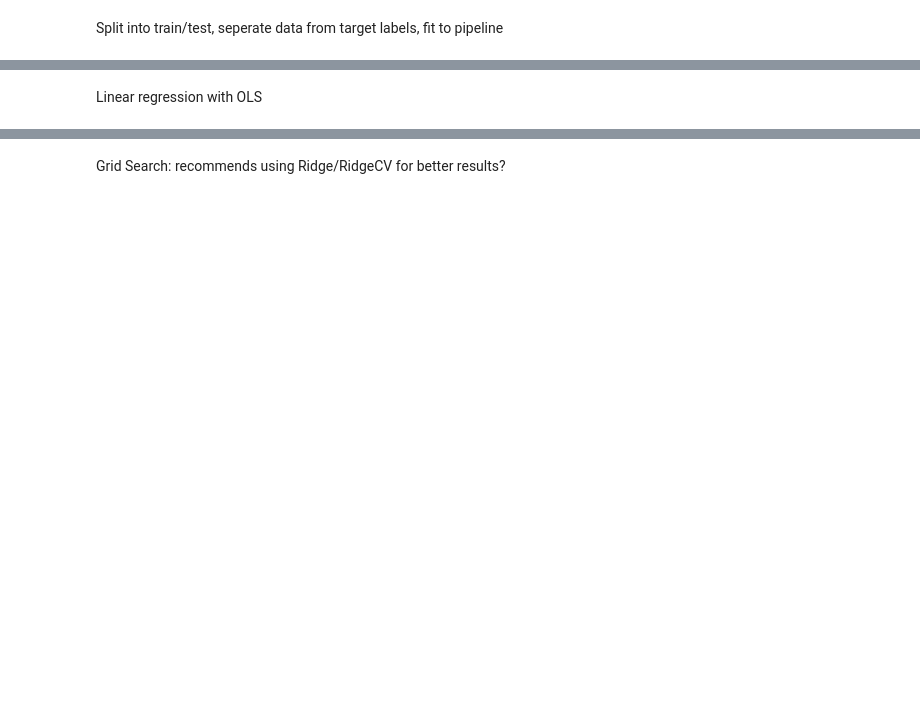
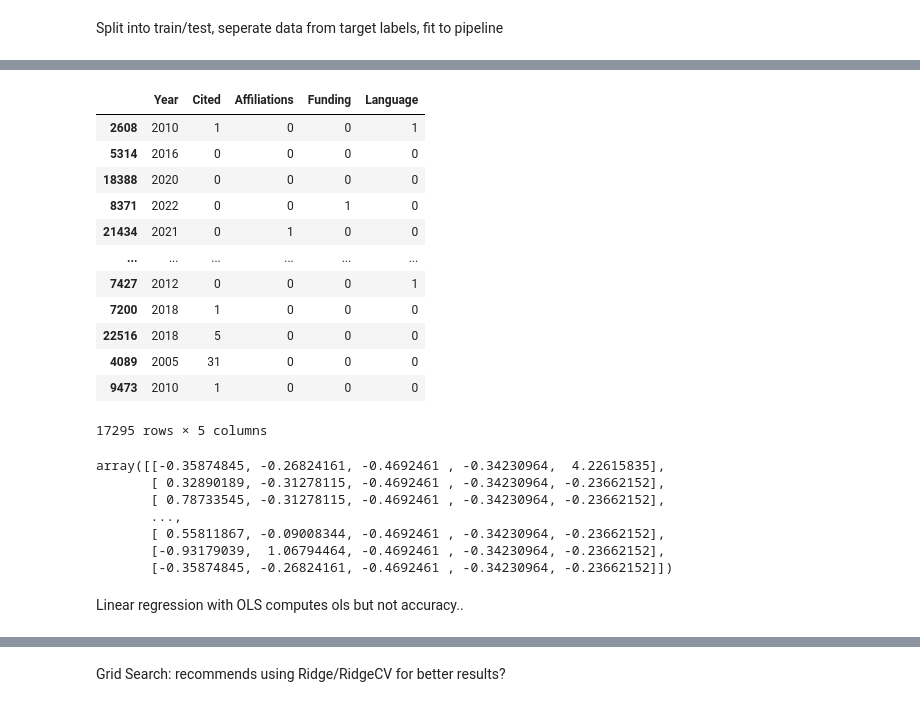
Before and after one commit to miadafe/decolonising_the_curriculum, a Jupyter notebook: pipeline.ipynb, the cells around one changed output, grey strips where cells are left out. Cells and saved outputs as stored; diff of their text form; code cells hidden in the pictures; blank space fills up the shorter version.

Commit message:
data preparation & pipeline v2.1

```diff
--- a/pipeline.ipynb
+++ b/pipeline.ipynb
@@ -142,7 +172,6 @@ data_labels=train_set[['Religion_AS', 'Religion_BU', 'Religion_CH', 'Religion_EA
 # X_test = test_set.drop(['Religion_AS', 'Religion_BU', 'Religion_CH', 'Religion_EA', 'Religion_IS', 'Religion_JU'],axis=1 )
 # y_test = test_set[['Religion_AS', 'Religion_BU', 'Religion_CH', 'Religion_EA', 'Religion_IS', 'Religion_JU']].copy()
 
-# data_prepared = complete_pipeline.fit_transform(df)
 
 df['Affiliations'] = df['Affiliations'].astype(int)
 df['Language'] = df['Language'].astype(int)
@@ -152,27 +181,17 @@ def fit():
   encoder.fit(df["Affiliations"].values.reshape(-1, 1))
   encoder.fit(df["Language"].values.reshape(-1, 1))
   encoder.fit(df["Funding"].values.reshape(-1, 1))
-  # encoder.fit(df["Religion"].values.reshape(-1, 1))
+  encoder.fit(df["Year"].values.reshape(-1, 1))
 
 def transform():
   encoder.transform(df["Affiliations"].values.reshape(-1, 1)).toarray()
   encoder.transform(df["Language"].values.reshape(-1, 1)).toarray()
   encoder.transform(df["Funding"].values.reshape(-1, 1)).toarray()
-  # encoder.transform(df["Religion"].values.reshape(-1, 1)).toarray()
+  encoder.transform(df["Year"].values.reshape(-1, 1)).toarray()
 
 def fit_transform():
   fit()
   transform()
-
-# # # seperate pipelines for numerical and cetegorical data
-# # # num_attribs=["Year", "Cited by"]
-# # binary attributes into numeric timeline
-# # think theres no categorical ones
-# num_attribs=["Cited"]
-# cat_attribs=list(df)
-# # # cat_attribs.remove("Year")
-# cat_attribs.remove("Cited")
-
 
 # scales values
 complete_pipeline= Pipeline([
@@ -187,41 +206,7 @@ print(data_prepared.shape)
 print(data_prepared)
 print(data_labels)
 
-# # numeric pipeline: scales values
-# num_pipeline= Pipeline([
-#     ('selector', DataFrameSelector(num_attribs)),
-#     ('std_scaler',StandardScaler())
-# ])
 
-# # categorical pipeline: encodes
-# cat_pipeline = Pipeline([
-#     ('selector',DataFrameSelector(cat_attribs)),
-#     ('one hot',OneHotEncoder())
-# ])
-
-
-# full_pipeline = FeatureUnion(transformer_list=[
-#     ("num_pipeline",num_pipeline),
-#     ("cat_pipeline",cat_pipeline)
-# ])
-
-
-# data_prepared = full_pipeline.fit_transform(df)
-# print(data_prepared)
-# pd.set_option('display.max_rows', 200)
-
-
-
-
-
-# print(df)
-
-# # set feautures and predictors after fit_transform
-# X = df[["Cited","Language", "Affiliations", "Funding"]]
-# y = df[['Religion_BU', 'Religion_CH', 'Religion_AS', 'Religion_IS', 'Religion_JU', 'Religion_EA']]
-
-# # training prepeared = x training targest = y
-# # print(df.dtypes)
-# print("printing x:")
-# print(X)
+display(df)
+display(data_prepared)
 # %% [output]
@@ -240,7 +225,29 @@ print(data_labels)
 ... (32 lines left out)
 4089             0
 9473             0
 
 [17295 rows x 6 columns]
+|  | Year | Cited | Affiliations | Funding | Language |
+| 2608 | 2010 | 1 | 0 | 0 | 1 |
+| 5314 | 2016 | 0 | 0 | 0 | 0 |
+| 18388 | 2020 | 0 | 0 | 0 | 0 |
+| 8371 | 2022 | 0 | 0 | 1 | 0 |
+| 21434 | 2021 | 0 | 1 | 0 | 0 |
+| ... | ... | ... | ... | ... | ... |
+| 7427 | 2012 | 0 | 0 | 0 | 1 |
+| 7200 | 2018 | 1 | 0 | 0 | 0 |
+| 22516 | 2018 | 5 | 0 | 0 | 0 |
+| 4089 | 2005 | 31 | 0 | 0 | 0 |
+| 9473 | 2010 | 1 | 0 | 0 | 0 |
+17295 rows × 5 columns
+array([[-0.35874845, -0.26824161, -0.4692461 , -0.34230964,  4.22615835],
+       [ 0.32890189, -0.31278115, -0.4692461 , -0.34230964, -0.23662152],
+       [ 0.78733545, -0.31278115, -0.4692461 , -0.34230964, -0.23662152],
+       ...,
+       [ 0.55811867, -0.09008344, -0.4692461 , -0.34230964, -0.23662152],
+       [-0.93179039,  1.06794464, -0.4692461 , -0.34230964, -0.23662152],
+       [-0.35874845, -0.26824161, -0.4692461 , -0.34230964, -0.23662152]])
 # %% [markdown]
 Linear regression with OLS
+computes ols
+ but not accuracy..
```
Also changed, not shown: parts of 29 cells of this notebook.
